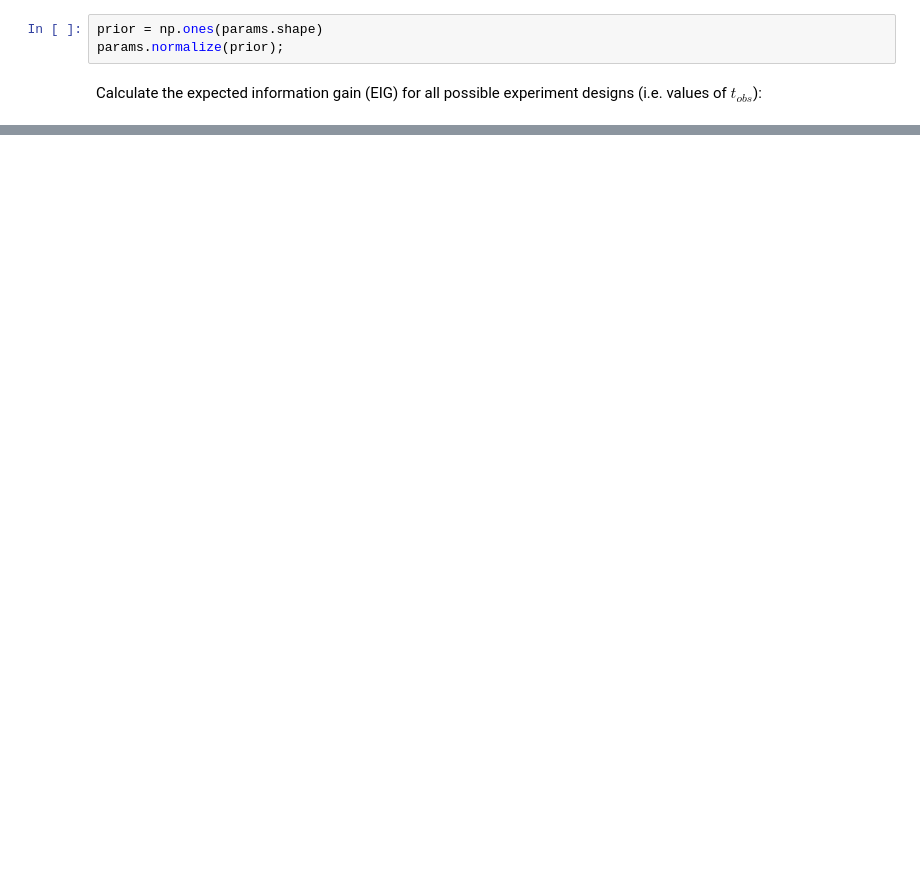
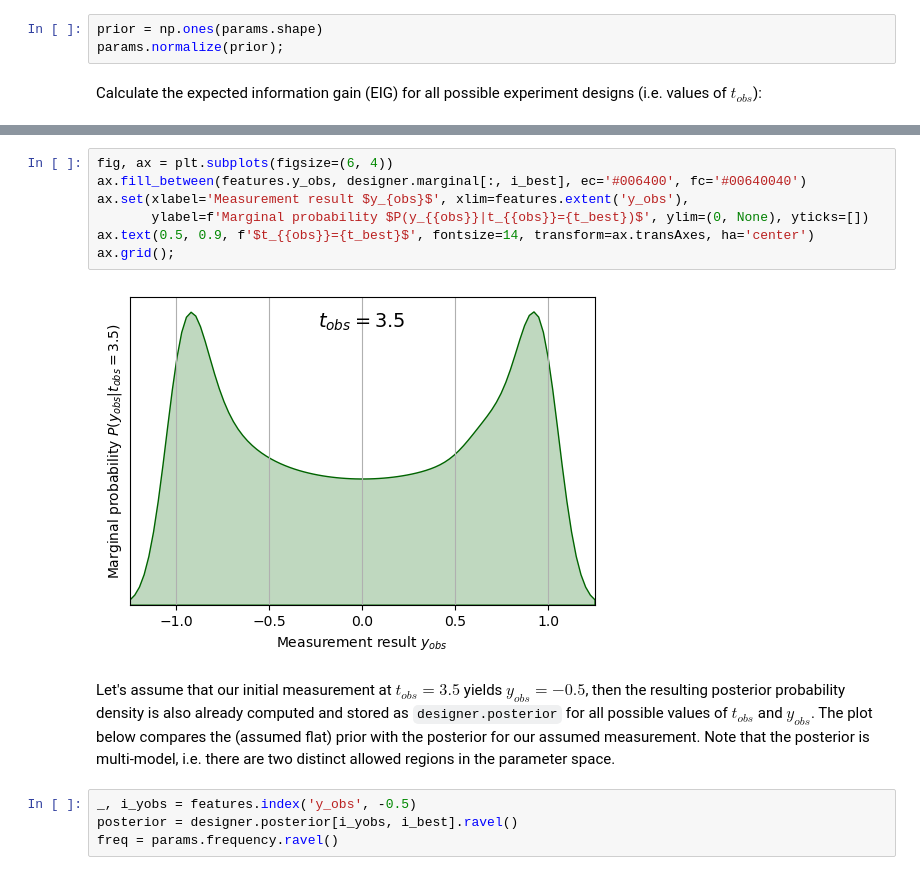
Before and after one commit to dkirkby/bayesdesign, a Jupyter notebook: examples/SineWave.ipynb, the cells around one changed output, grey strips where cells are left out. Cells and saved outputs as stored; diff of their text form; blank space fills up the shorter version.

```diff
--- a/examples/SineWave.ipynb
+++ b/examples/SineWave.ipynb
@@ -82,0 +104,15 @@ ax.grid();
+# %%
+fig, ax = plt.subplots(figsize=(6, 4))
+ax.fill_between(features.y_obs, designer.marginal[:, i_best], ec='#006400', fc='#00640040')
+ax.set(xlabel='Measurement result $y_{obs}$', xlim=features.extent('y_obs'),
+       ylabel=f'Marginal probability $P(y_{{obs}}|t_{{obs}}={t_best})$', ylim=(0, None), yticks=[])
+ax.text(0.5, 0.9, f'$t_{{obs}}={t_best}$', fontsize=14, transform=ax.transAxes, ha='center')
+ax.grid();
+# %% [output]
+[figure, added]
+# %% [markdown]
+Let's assume that our initial measurement at $t_{obs} = 3.5$ yields $y_{obs} = -0.5$, then the resulting posterior probability density is also already computed and stored as `designer.posterior` for all possible values of $t_{obs}$ and $y_{obs}$. The plot below compares the (assumed flat) prior with the posterior for our assumed measurement. Note that the posterior is multi-model, i.e. there are two distinct allowed regions in the parameter space.
+# %%
+_, i_yobs = features.index('y_obs', -0.5)
+posterior = designer.posterior[i_yobs, i_best].ravel()
+freq = params.frequency.ravel()
```
Also changed, not shown: parts of 15 cells of this notebook, 1 other file.
